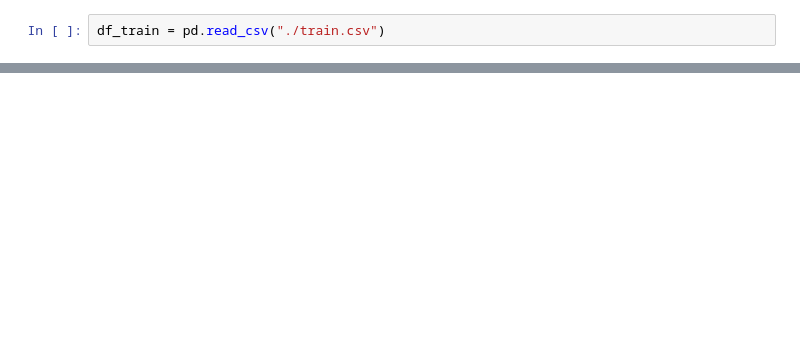
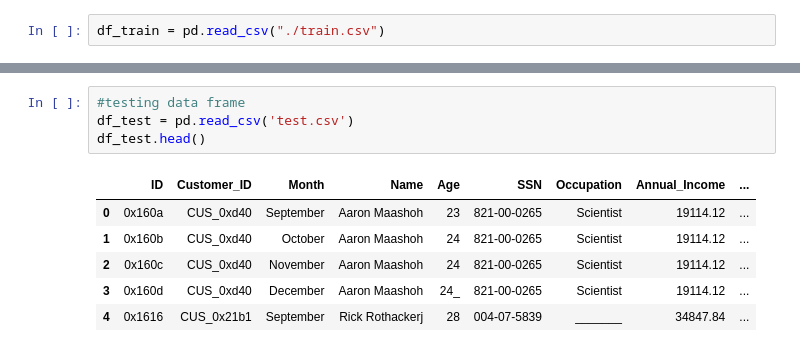
Before and after one commit to Abdullab8/Credit-Score-Classification, a Jupyter notebook: notebook.ipynb, the cells around one changed output, grey strips where cells are left out. Cells and saved outputs as stored; diff of their text form; blank space fills up the shorter version.

```diff
--- a/notebook.ipynb
+++ b/notebook.ipynb
@@ -214,0 +151,11 @@ model
+# %%
+#testing data frame
+df_test = pd.read_csv('test.csv')
+df_test.head()
+# %% [output]
+|  | ID | Customer_ID | Month | Name | Age | SSN | Occupation | Annual_Income | ... |
+| 0 | 0x160a | CUS_0xd40 | September | Aaron Maashoh | 23 | 821-00-0265 | Scientist | 19114.12 | ... |
+| 1 | 0x160b | CUS_0xd40 | October | Aaron Maashoh | 24 | 821-00-0265 | Scientist | 19114.12 | ... |
+| 2 | 0x160c | CUS_0xd40 | November | Aaron Maashoh | 24 | 821-00-0265 | Scientist | 19114.12 | ... |
+| 3 | 0x160d | CUS_0xd40 | December | Aaron Maashoh | 24_ | 821-00-0265 | Scientist | 19114.12 | ... |
+| 4 | 0x1616 | CUS_0x21b1 | September | Rick Rothackerj | 28 | 004-07-5839 | _______ | 34847.84 | ... |
```
Also changed, not shown: parts of 19 cells of this notebook.
